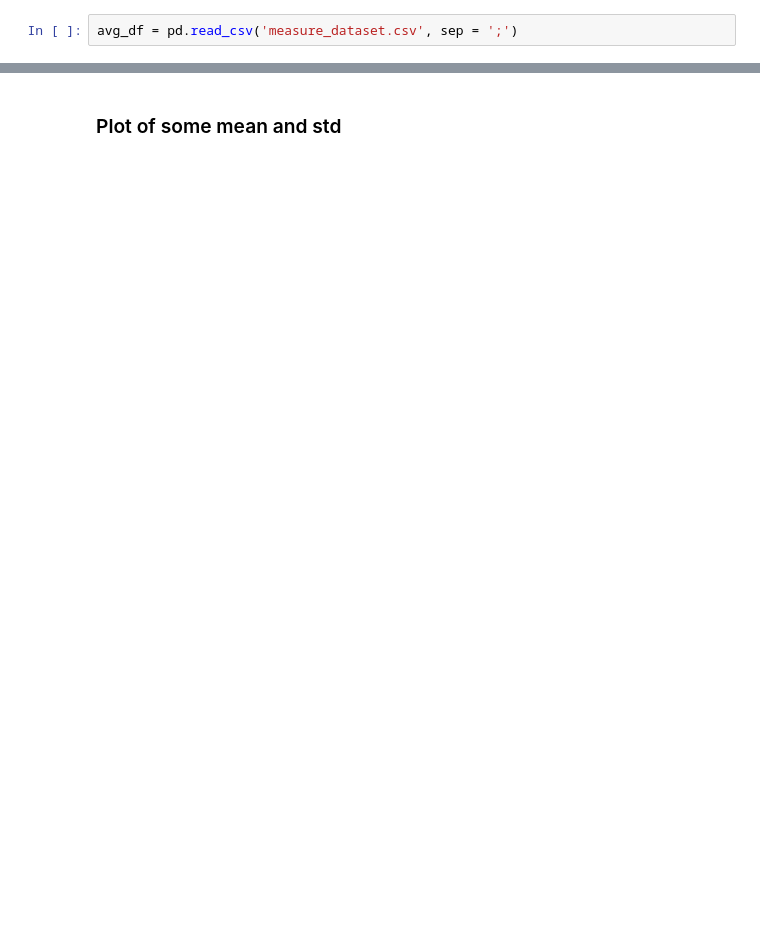
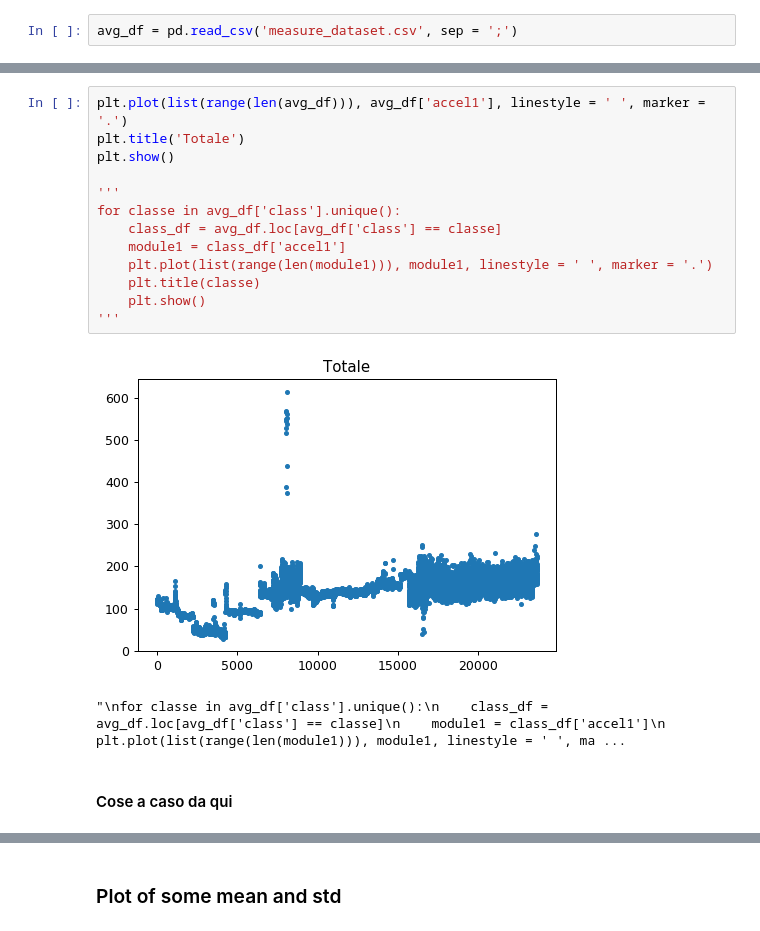
Before and after one commit to MarcoFagioli/project_AAL, a Jupyter notebook: data/data_manipulation.ipynb, the cells around one changed output, grey strips where cells are left out. Cells and saved outputs as stored; diff of their text form; blank space fills up the shorter version.

```diff
--- a/data/data_manipulation.ipynb
+++ b/data/data_manipulation.ipynb
@@ -114,0 +182,18 @@ avg_df = pd.read_csv('measure_dataset.csv', sep = ';')
+# %%
+plt.plot(list(range(len(avg_df))), avg_df['accel1'], linestyle = ' ', marker = '.')
+plt.title('Totale')
+plt.show()
+
+'''
+for classe in avg_df['class'].unique():
+    class_df = avg_df.loc[avg_df['class'] == classe]
+    module1 = class_df['accel1']
+    plt.plot(list(range(len(module1))), module1, linestyle = ' ', marker = '.')
+    plt.title(classe)
+    plt.show()
+'''
+# %% [output]
+[figure, added]
+"\nfor classe in avg_df['class'].unique():\n    class_df = avg_df.loc[avg_df['class'] == classe]\n    module1 = class_df['accel1']\n    plt.plot(list(range(len(module1))), module1, linestyle = ' ', ma ...
+# %% [markdown]
+#### Cose a caso da qui
```
Also changed, not shown: parts of 22 cells of this notebook, 1 other file.
